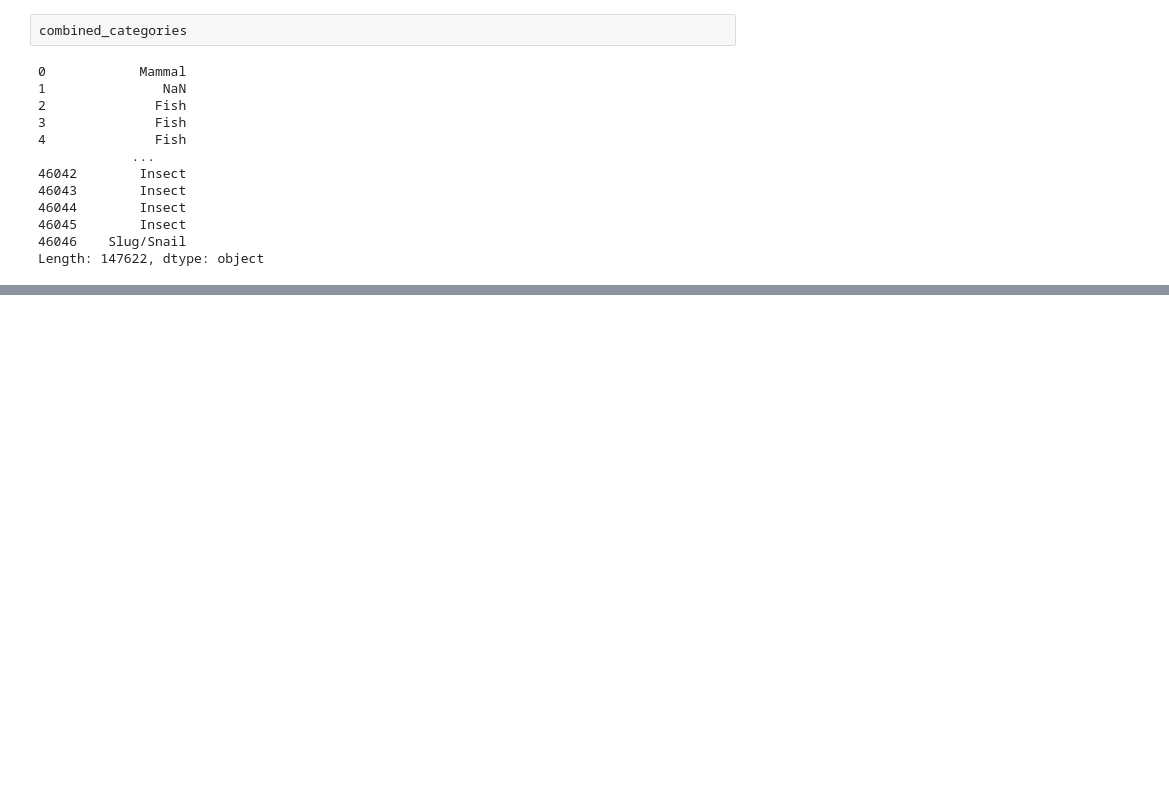
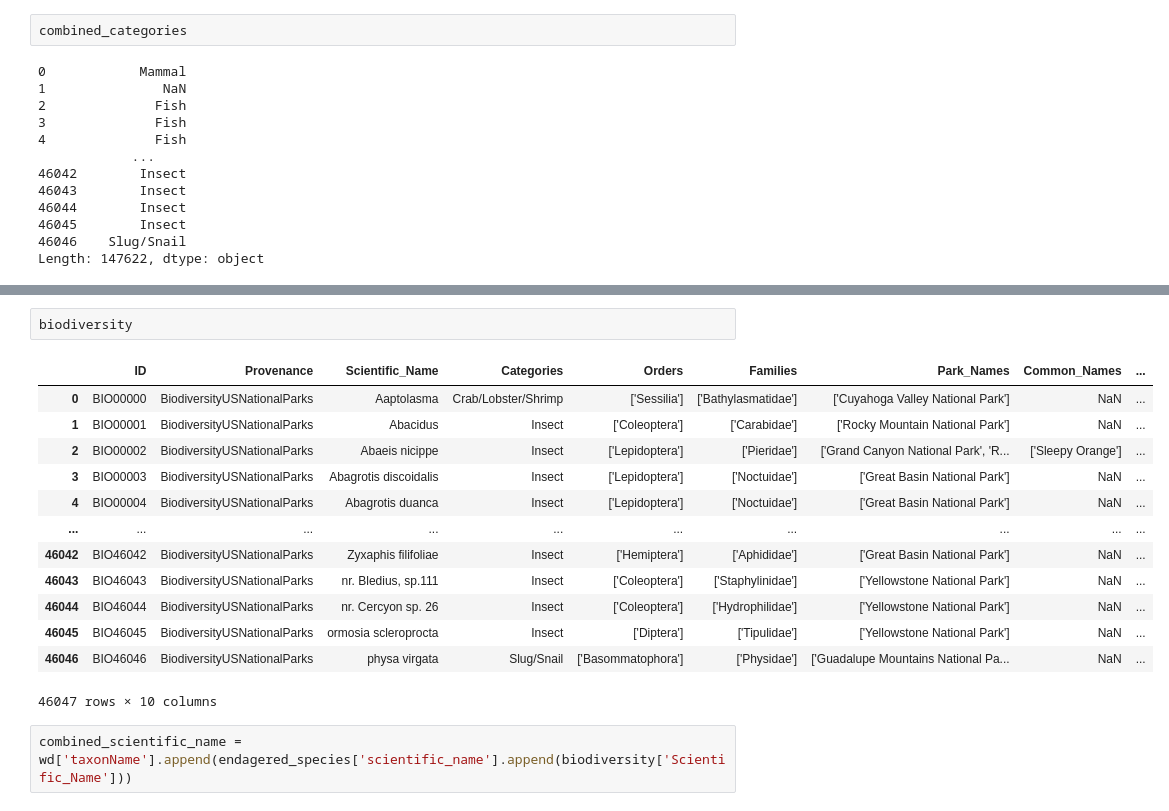
Before and after one commit to till22G/Web_Data_Integration_Project, a Jupyter notebook: notebooks/Data Inspection for Identity resolution.ipynb, the cells around one changed output, grey strips where cells are left out. Drawn from its saved outputs; the diff is of its cells as text; blank space fills up the shorter version.

```diff
--- a/notebooks/Data Inspection for Identity resolution.ipynb
+++ b/notebooks/Data Inspection for Identity resolution.ipynb
@@ -95,0 +125,18 @@ Length: 147622, dtype: object
+# %%
+biodiversity
+# %% [output]
+|  | ID | Provenance | Scientific_Name | Categories | Orders | Families | Park_Names | Common_Names | ... |
+| 0 | BIO00000 | BiodiversityUSNationalParks | Aaptolasma | Crab/Lobster/Shrimp | ['Sessilia'] | ['Bathylasmatidae'] | ['Cuyahoga Valley National Park'] | NaN | ... |
+| 1 | BIO00001 | BiodiversityUSNationalParks | Abacidus | Insect | ['Coleoptera'] | ['Carabidae'] | ['Rocky Mountain National Park'] | NaN | ... |
+| 2 | BIO00002 | BiodiversityUSNationalParks | Abaeis nicippe | Insect | ['Lepidoptera'] | ['Pieridae'] | ['Grand Canyon National Park', 'R... | ['Sleepy Orange'] | ... |
+| 3 | BIO00003 | BiodiversityUSNationalParks | Abagrotis discoidalis | Insect | ['Lepidoptera'] | ['Noctuidae'] | ['Great Basin National Park'] | NaN | ... |
+| 4 | BIO00004 | BiodiversityUSNationalParks | Abagrotis duanca | Insect | ['Lepidoptera'] | ['Noctuidae'] | ['Great Basin National Park'] | NaN | ... |
+| ... | ... | ... | ... | ... | ... | ... | ... | ... | ... |
+| 46042 | BIO46042 | BiodiversityUSNationalParks | Zyxaphis filifoliae | Insect | ['Hemiptera'] | ['Aphididae'] | ['Great Basin National Park'] | NaN | ... |
+| 46043 | BIO46043 | BiodiversityUSNationalParks | nr. Bledius, sp.111 | Insect | ['Coleoptera'] | ['Staphylinidae'] | ['Yellowstone National Park'] | NaN | ... |
+| 46044 | BIO46044 | BiodiversityUSNationalParks | nr. Cercyon sp. 26 | Insect | ['Coleoptera'] | ['Hydrophilidae'] | ['Yellowstone National Park'] | NaN | ... |
+| 46045 | BIO46045 | BiodiversityUSNationalParks | ormosia scleroprocta | Insect | ['Diptera'] | ['Tipulidae'] | ['Yellowstone National Park'] | NaN | ... |
+| 46046 | BIO46046 | BiodiversityUSNationalParks | physa virgata | Slug/Snail | ['Basommatophora'] | ['Physidae'] | ['Guadalupe Mountains National Pa... | NaN | ... |
+46047 rows × 10 columns
+# %%
+combined_scientific_name = wd['taxonName'].append(endagered_species['scientific_name'].append(biodiversity['Scientific_Name']))
```
Also changed, not shown: parts of 10 cells of this notebook, 1 other file.
